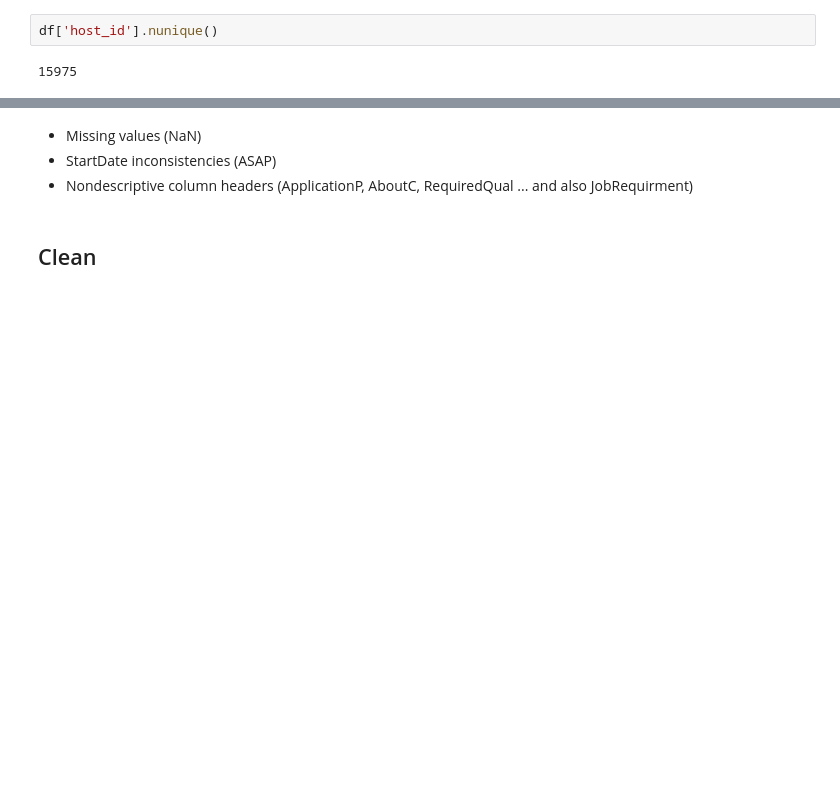
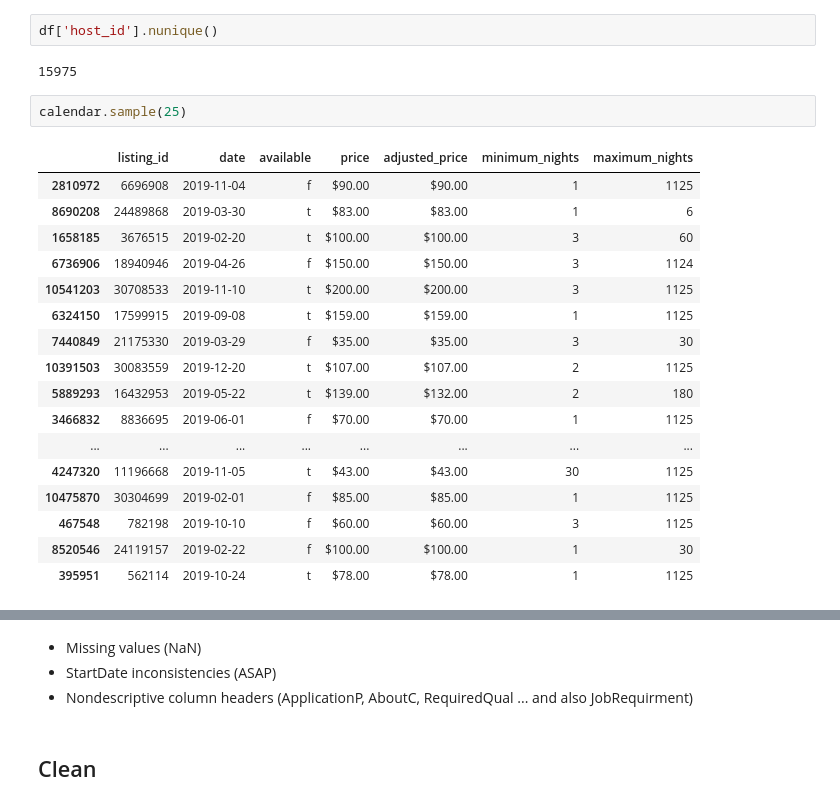
Before and after one commit to paulstancliffe/Blog-Post-AirBnB-Seattle, a Jupyter notebook: airbnb_rome.ipynb, the cells around one changed output, grey strips where cells are left out. Cells and saved outputs as stored; diff of their text form; blank space fills up the shorter version.

```diff
--- a/airbnb_rome.ipynb
+++ b/airbnb_rome.ipynb
@@ -96,3 +97,23 @@ df.describe()
 df['host_id'].nunique()
 # %% [output]
 15975
+# %%
+calendar.sample(25)
+# %% [output]
+|  | listing_id | date | available | price | adjusted_price | minimum_nights | maximum_nights |
+| 2810972 | 6696908 | 2019-11-04 | f | $90.00 | $90.00 | 1 | 1125 |
+| 8690208 | 24489868 | 2019-03-30 | t | $83.00 | $83.00 | 1 | 6 |
+| 1658185 | 3676515 | 2019-02-20 | t | $100.00 | $100.00 | 3 | 60 |
+| 6736906 | 18940946 | 2019-04-26 | f | $150.00 | $150.00 | 3 | 1124 |
+| 10541203 | 30708533 | 2019-11-10 | t | $200.00 | $200.00 | 3 | 1125 |
+| 6324150 | 17599915 | 2019-09-08 | t | $159.00 | $159.00 | 1 | 1125 |
+| 7440849 | 21175330 | 2019-03-29 | f | $35.00 | $35.00 | 3 | 30 |
+| 10391503 | 30083559 | 2019-12-20 | t | $107.00 | $107.00 | 2 | 1125 |
+| 5889293 | 16432953 | 2019-05-22 | t | $139.00 | $132.00 | 2 | 180 |
+| 3466832 | 8836695 | 2019-06-01 | f | $70.00 | $70.00 | 1 | 1125 |
+| ... | ... | ... | ... | ... | ... | ... | ... |
+| 4247320 | 11196668 | 2019-11-05 | t | $43.00 | $43.00 | 30 | 1125 |
+| 10475870 | 30304699 | 2019-02-01 | f | $85.00 | $85.00 | 1 | 1125 |
+| 467548 | 782198 | 2019-10-10 | f | $60.00 | $60.00 | 3 | 1125 |
+| 8520546 | 24119157 | 2019-02-22 | f | $100.00 | $100.00 | 1 | 30 |
+| 395951 | 562114 | 2019-10-24 | t | $78.00 | $78.00 | 1 | 1125 |
```
Also changed, not shown: parts of 11 cells of this notebook.
